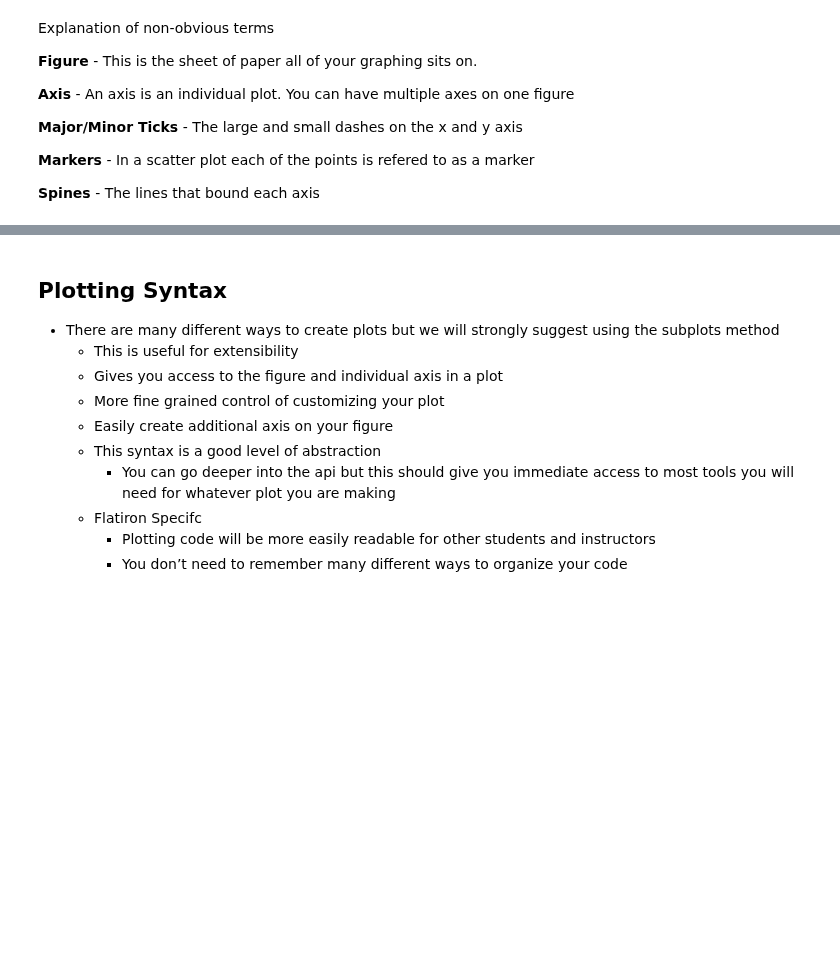
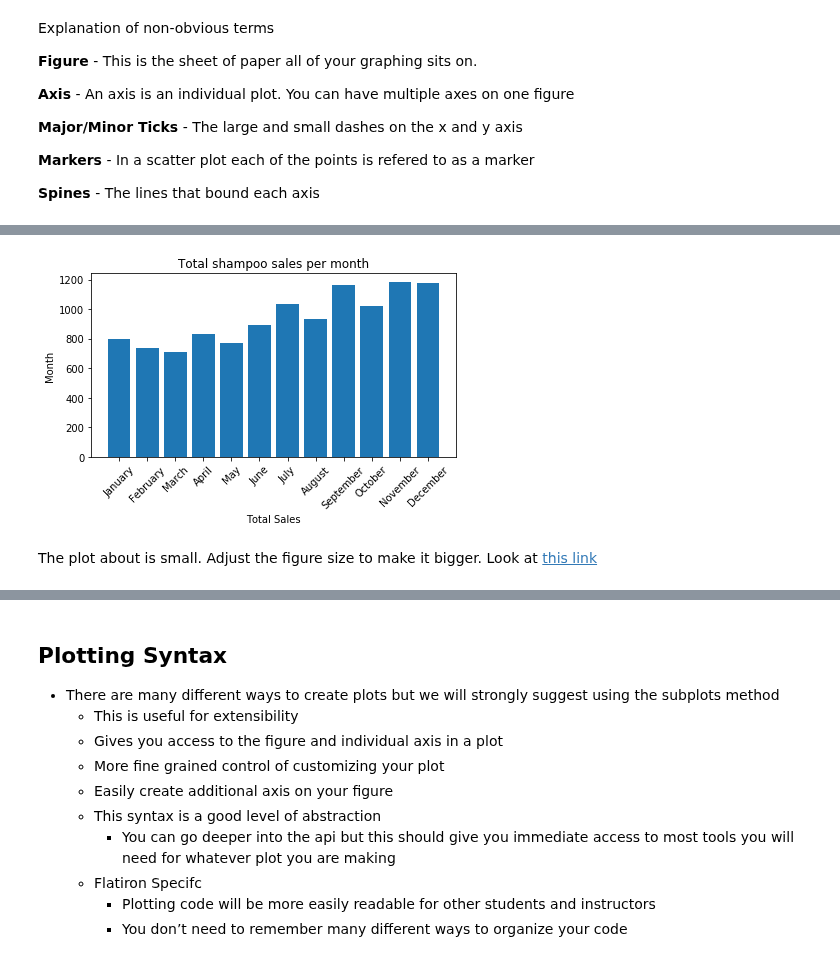
Before and after one commit to lecritch/data_viz_chi_sea_ds_051120, a Jupyter notebook: matplotlib.ipynb, the cells around one changed output, grey strips where cells are left out. Cells and saved outputs as stored; diff of their text form; code cells hidden in the pictures; blank space fills up the shorter version.

```diff
--- a/matplotlib.ipynb
+++ b/matplotlib.ipynb
@@ -282,0 +261,19 @@ __Spines__ - The lines that bound each axis
+# %%
+# Year and months are in an odd format in this shampoo dataset.
+# Use custom functions to extract data
+
+def get_year(date):
+    return date[0]
+
+shampoo['year'] = shampoo['Month'].apply(get_year)
+total_sales_per_year = shampoo.groupby('year').sum()[:-1]
+
+def get_month(date):
+    return date[2:]
+
+shampoo['month'] = shampoo['Month'].apply(get_month)
+total_sales_per_month = shampoo.groupby('month').sum().sort_values(by='month')
+months = ['January', 'February', 'March', 'April',
+         'May', 'June', 'July', 'August', 'September',
+         'October', 'November', 'December']
+total_sales_per_month
@@ -282,0 +295,13 @@ __Spines__ - The lines that bound each axis
+# %%
+plt.bar(x = list(total_sales_per_month.index), height=total_sales_per_month.values.flatten())
+plt.xticks(ticks = range(0,12), labels=months)
+plt.xticks(rotation=45)
+plt.title('Total shampoo sales per month')
+plt.xlabel('Total Sales')
+plt.ylabel('Month')
+plt.tight_layout()
+# %% [output]
+[figure, added]
+# %% [markdown]
+The plot about is small. Adjust the figure size to make it bigger.
+Look at [this link](https://stackoverflow.com/questions/332289/how-do-you-change-the-size-of-figures-drawn-with-matplotlib)
```
Also changed, not shown: parts of 67 cells of this notebook, 2 other files.
